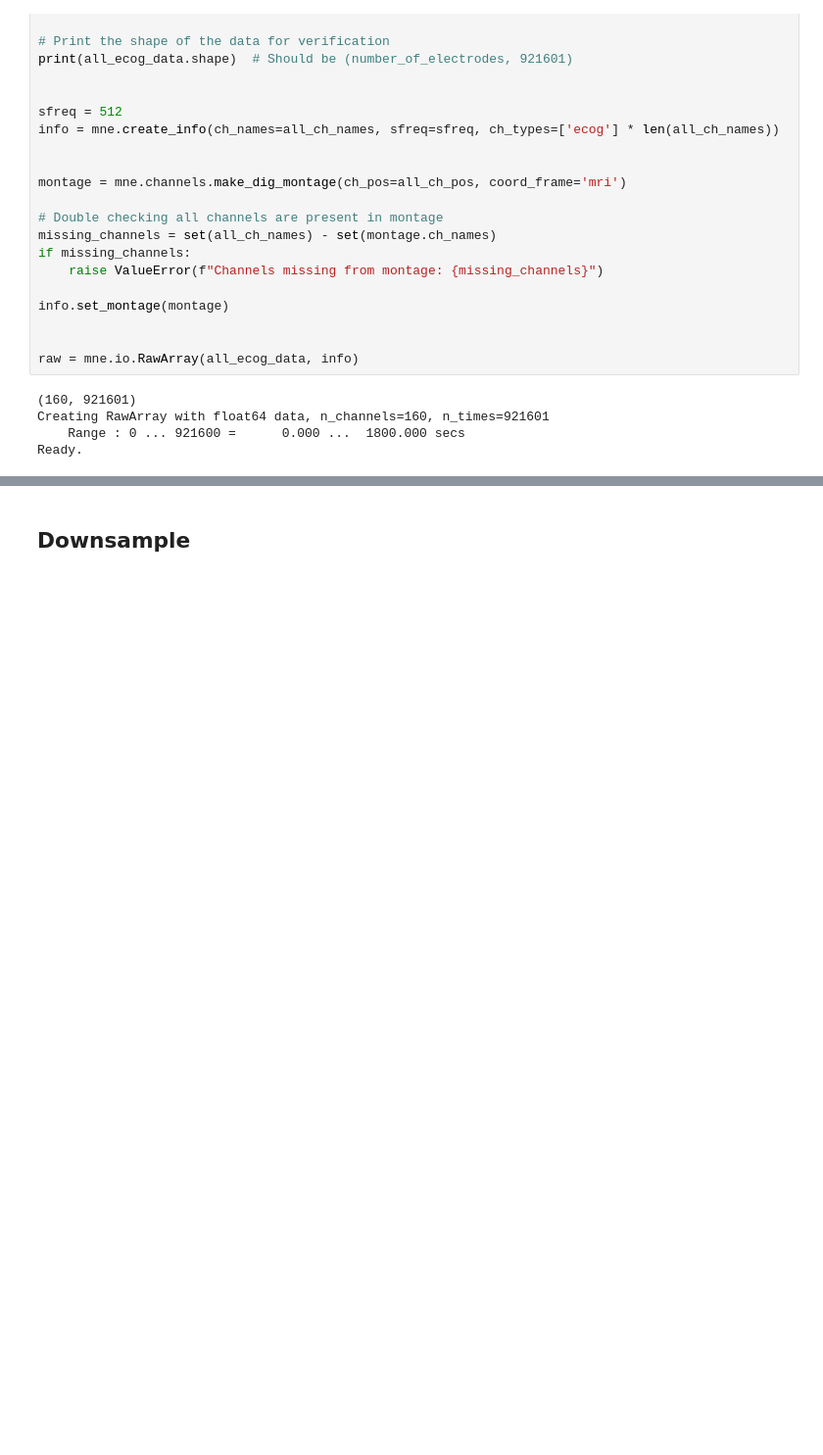
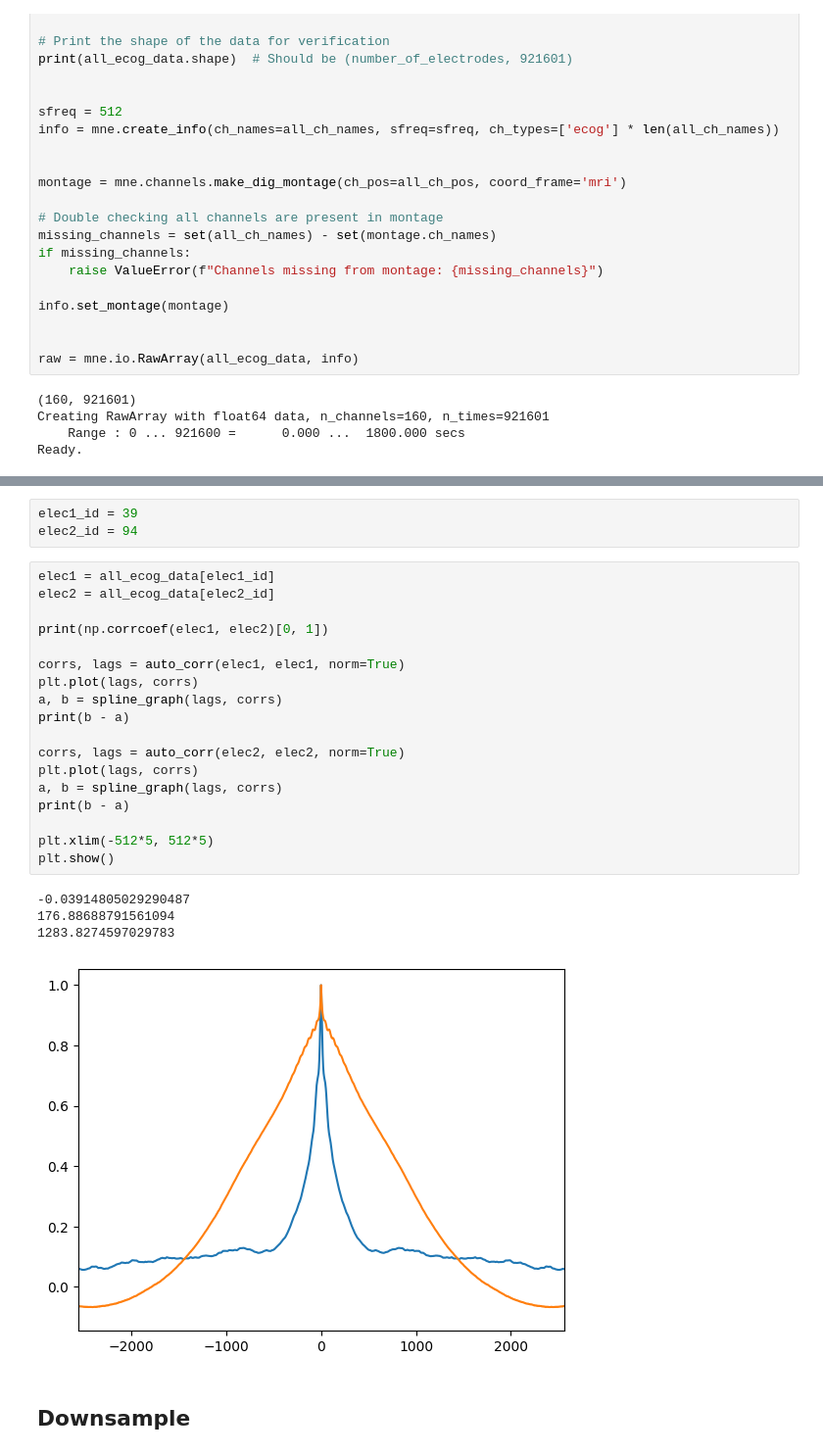
Before and after one commit to tevaughnshaw/autocorrelation, a Jupyter notebook: ECOG_Signal_Test.ipynb, the cells around one changed output, grey strips where cells are left out. Shown at 98% size. Drawn from its saved outputs; the diff is of its cells as text; blank space fills up the shorter version.

```diff
--- a/ECOG_Signal_Test.ipynb
+++ b/ECOG_Signal_Test.ipynb
@@ -135,3 +171,29 @@ Ready.
+# %%
+elec1_id = 39
+elec2_id = 94
+# %%
+elec1 = all_ecog_data[elec1_id]
+elec2 = all_ecog_data[elec2_id]
+
+print(np.corrcoef(elec1, elec2)[0, 1])
+
+corrs, lags = auto_corr(elec1, elec1, norm=True)
+plt.plot(lags, corrs)
+a, b = spline_graph(lags, corrs)
+print(b - a)
+
+corrs, lags = auto_corr(elec2, elec2, norm=True)
+plt.plot(lags, corrs)
+a, b = spline_graph(lags, corrs)
+print(b - a)
+
+plt.xlim(-512*5, 512*5)
+plt.show()
+# %% [output]
+-0.03914805029290487
+176.88688791561094
+1283.8274597029783
+[figure, added]
 # %% [markdown]
 ## Downsample
 # %%
```
Also changed, not shown: parts of 14 cells of this notebook.
